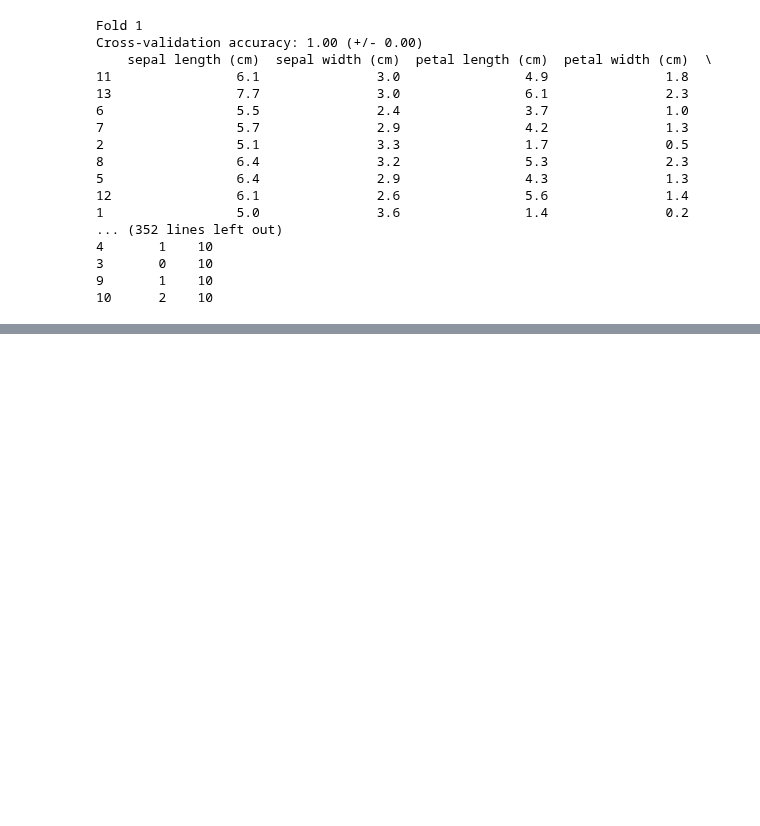
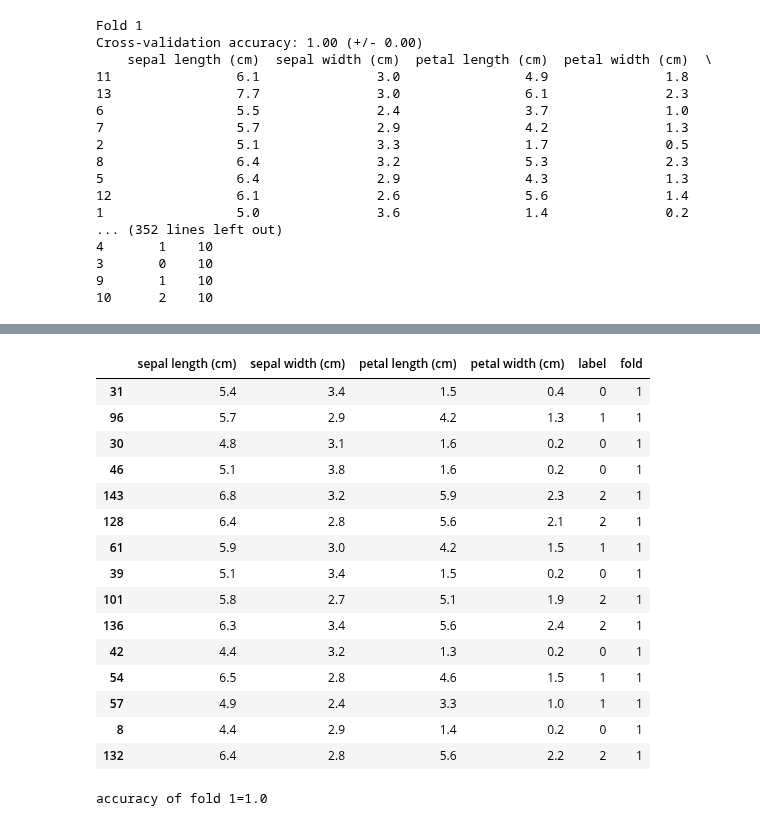
Before and after one commit to sucheerarighthere/bsc_dpdm22, a Jupyter notebook: Performace_Evaluation.ipynb, the cells around one changed output, grey strips where cells are left out. Cells and saved outputs as stored; diff of their text form; code cells hidden in the pictures; blank space fills up the shorter version.

```diff
--- a/Performace_Evaluation.ipynb
+++ b/Performace_Evaluation.ipynb
@@ -317,0 +386,23 @@ Cross-validation accuracy: 1.00 (+/- 0.00)
+# %%
+test_fold = 1 #เอาfold 1 มาเป็นtest #พยายามใช้ ชื่อให้ตรง
+test_data = shuffle[shuffle['fold']==test_fold] #define test data
+training_data = shuffle[shuffle['fold']!=test_fold] #define traning data
+# %%
+test_data #ดูหน้าตา สองคอลัมน์สุดท้ายไม่เอา มันเปนโฟล
+# %% [output]
+|  | sepal length (cm) | sepal width (cm) | petal length (cm) | petal width (cm) | label | fold |
+| 31 | 5.4 | 3.4 | 1.5 | 0.4 | 0 | 1 |
+| 96 | 5.7 | 2.9 | 4.2 | 1.3 | 1 | 1 |
+| 30 | 4.8 | 3.1 | 1.6 | 0.2 | 0 | 1 |
+| 46 | 5.1 | 3.8 | 1.6 | 0.2 | 0 | 1 |
+| 143 | 6.8 | 3.2 | 5.9 | 2.3 | 2 | 1 |
+| 128 | 6.4 | 2.8 | 5.6 | 2.1 | 2 | 1 |
+| 61 | 5.9 | 3.0 | 4.2 | 1.5 | 1 | 1 |
+| 39 | 5.1 | 3.4 | 1.5 | 0.2 | 0 | 1 |
+| 101 | 5.8 | 2.7 | 5.1 | 1.9 | 2 | 1 |
+| 136 | 6.3 | 3.4 | 5.6 | 2.4 | 2 | 1 |
+| 42 | 4.4 | 3.2 | 1.3 | 0.2 | 0 | 1 |
+| 54 | 6.5 | 2.8 | 4.6 | 1.5 | 1 | 1 |
+| 57 | 4.9 | 2.4 | 3.3 | 1.0 | 1 | 1 |
+| 8 | 4.4 | 2.9 | 1.4 | 0.2 | 0 | 1 |
+| 132 | 6.4 | 2.8 | 5.6 | 2.2 | 2 | 1 |
@@ -317,0 +422,5 @@ Cross-validation accuracy: 1.00 (+/- 0.00)
+# %%
+acc = accuracy_score(Y_test,y_predict)
+print(f'accuracy of fold {test_fold}={acc}')
+# %% [output]
+accuracy of fold 1=1.0
```
Also changed, not shown: parts of 14 cells of this notebook.
